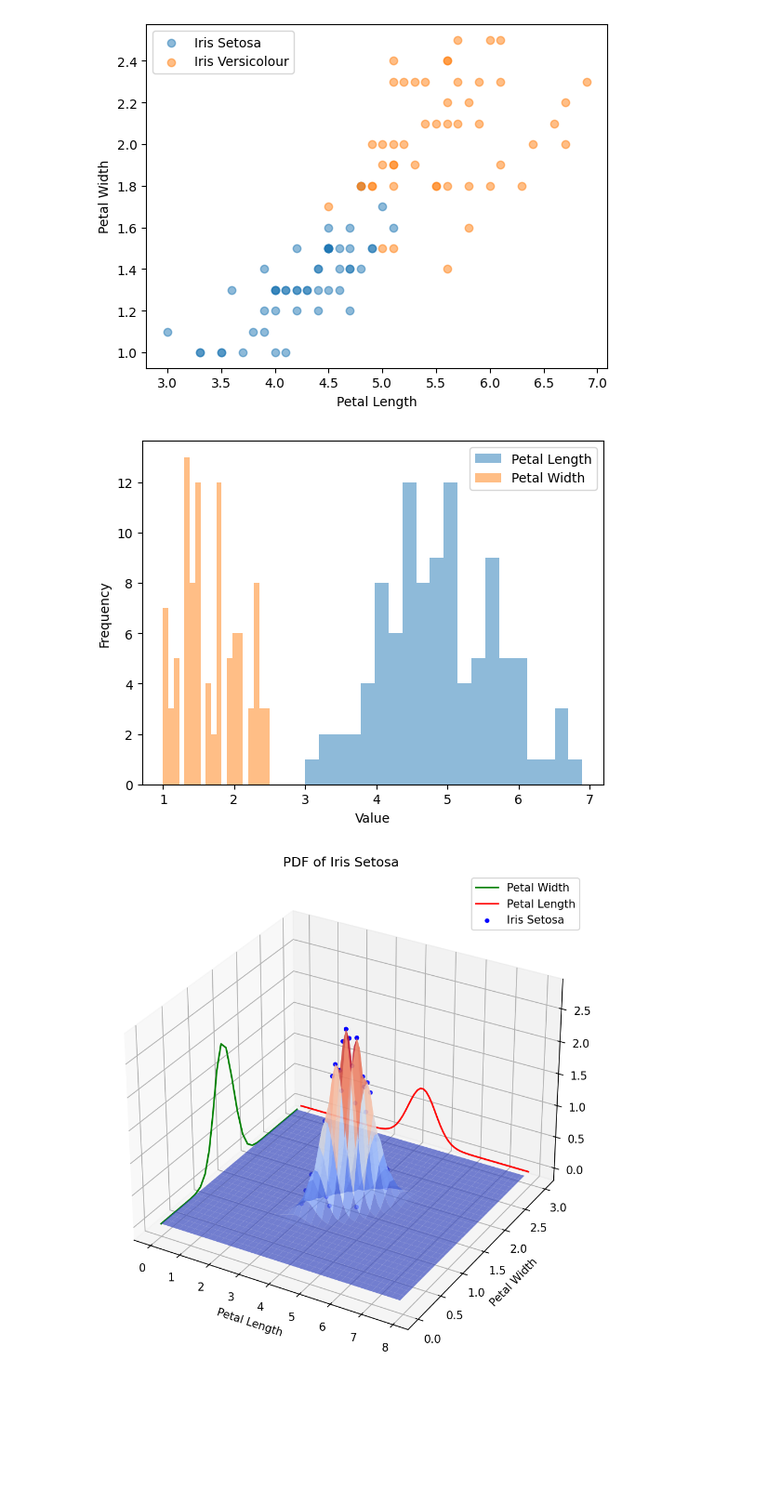
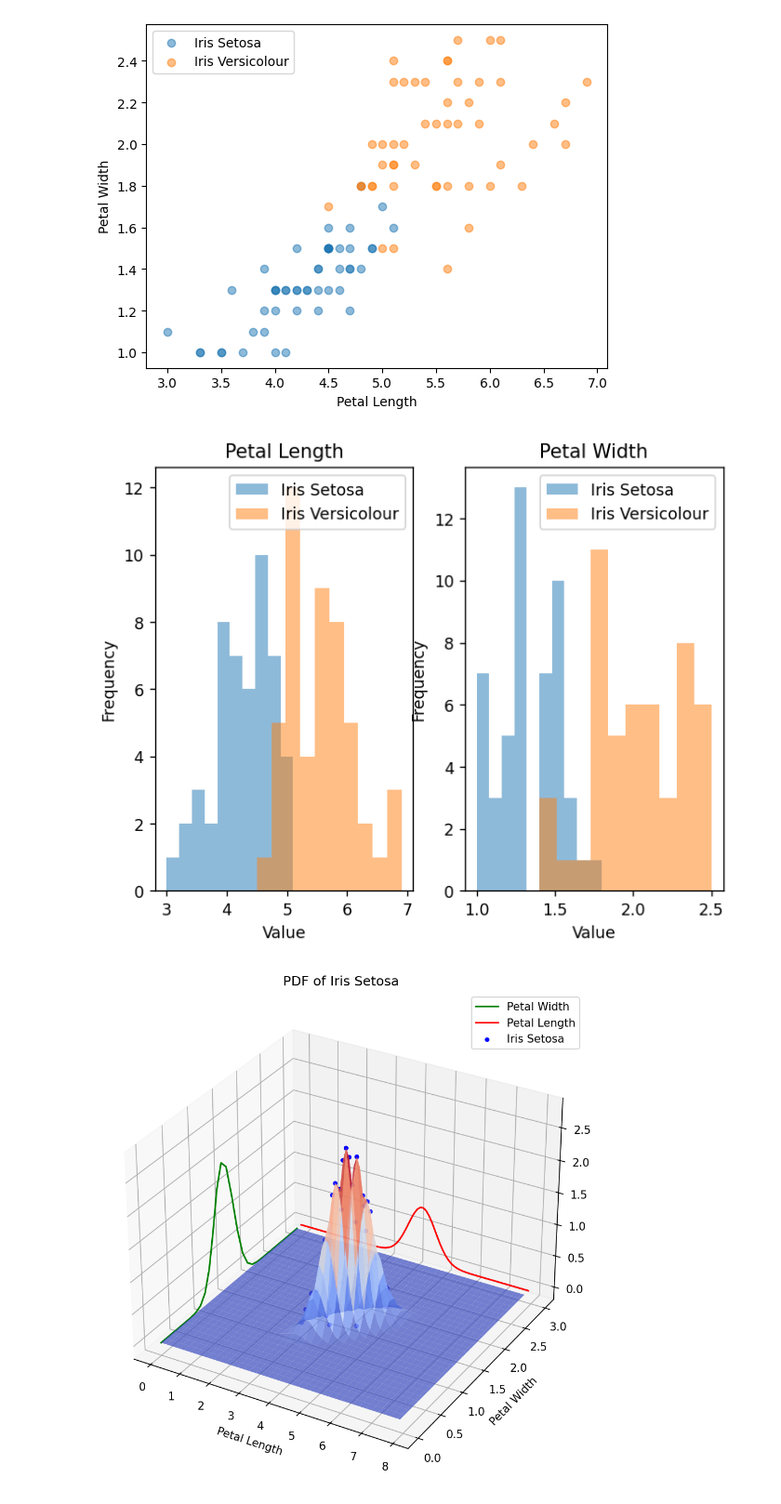
Before and after one commit to CavaWasTaken/SL-NN, a Jupyter notebook: Lab2/Computer Lab 2 v6/Lab2_v6/Lab2_v6.ipynb, the cells around one changed output. Shown at 93% size. Cells and saved outputs as stored; diff of their text form; code cells hidden in the pictures; blank space fills up the shorter version.

```diff
--- a/Lab2/Computer Lab 2 v6/Lab2_v6/Lab2_v6.ipynb
+++ b/Lab2/Computer Lab 2 v6/Lab2_v6/Lab2_v6.ipynb
@@ -41,14 +41,24 @@ plt.show()
 [figure]
 # %%
 #Visualize the histogram of petal length and petal width (use e.g. the plt.hist() function)
-plt.hist(Data[:, 0], bins=20, alpha=0.5, label='Petal Length')
-plt.hist(Data[:, 1], bins=20, alpha=0.5, label='Petal Width')
+plt.figure(dpi=125)
+plt.subplot(1, 2, 1)
+plt.hist(class_ISetosa[:, 0], bins=10, alpha=0.5, label='Iris Setosa')
+plt.hist(class_IVersicolour[:, 0], bins=10, alpha=0.5, label='Iris Versicolour')
 plt.xlabel('Value')
 plt.ylabel('Frequency')
 plt.legend()
+plt.title('Petal Length')
+plt.subplot(1, 2, 2)
+plt.hist(class_ISetosa[:, 1], bins=10, alpha=0.5, label='Iris Setosa')
+plt.hist(class_IVersicolour[:, 1], bins=10, alpha=0.5, label='Iris Versicolour')
+plt.xlabel('Value')
+plt.ylabel('Frequency')
+plt.legend()
+plt.title('Petal Width')
 plt.show()
 # %% [output]
-[figure, old version]
+[figure, new version]
 # %%
 #Calculate mean and covariance matrix under a multivariate Gaussian model. Scalar products can be computed with the function np.matmul()
 #The transpose can be obtained with the function np.transpose
```
